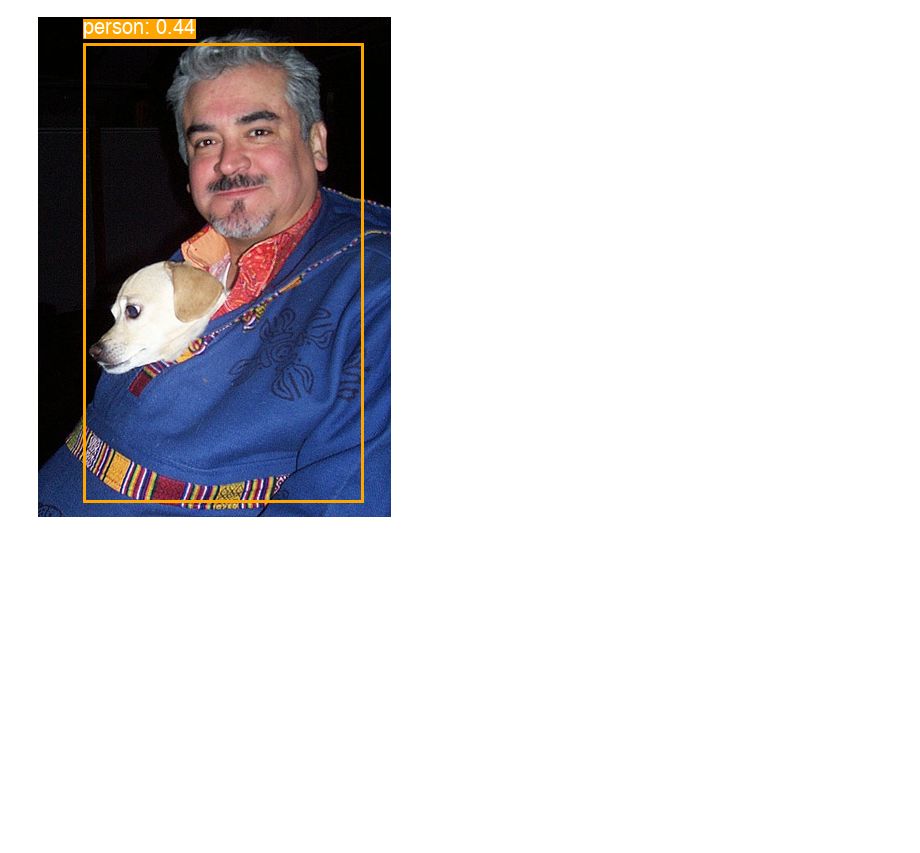
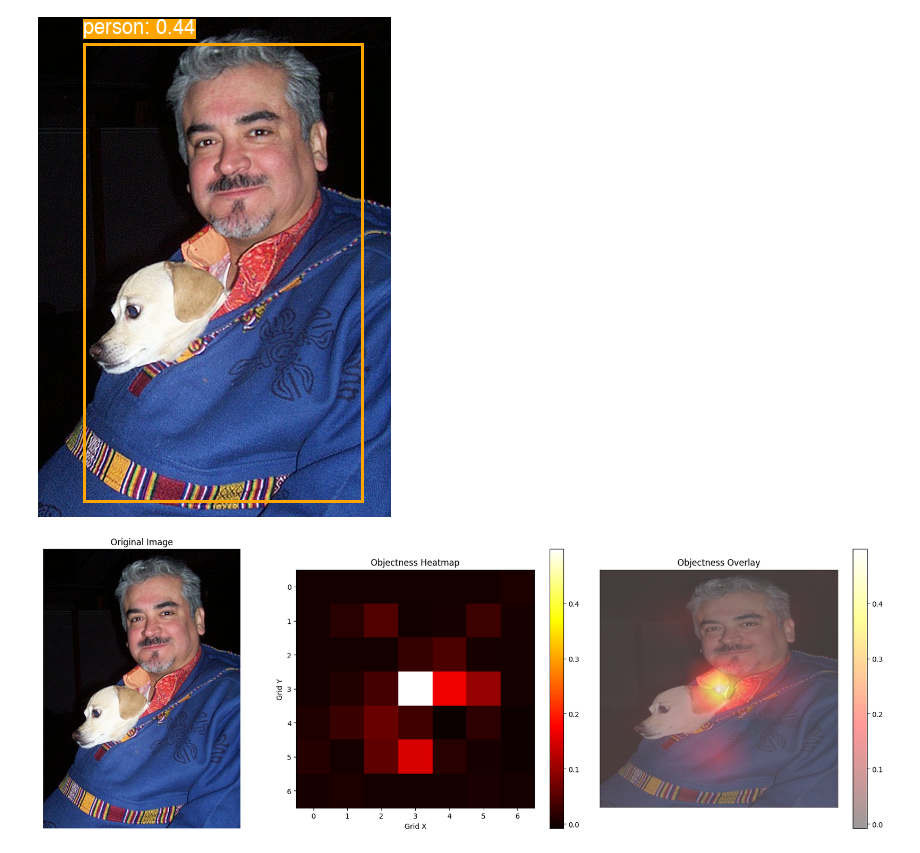
Before and after one commit to mattiaskvist/yolo-v1, a Jupyter notebook: notebooks/network_activations.ipynb, the cells around one changed output. Cells and saved outputs as stored; diff of their text form; code cells hidden in the pictures; blank space fills up the shorter version.

Commit message:
feat: add objectness grid visualizations

```diff
--- a/notebooks/network_activations.ipynb
+++ b/notebooks/network_activations.ipynb
@@ -103,3 +105,16 @@ img_with_boxes = draw_predictions(image=image, detections=detections, class_name
 img_with_boxes
 # %% [output]
 [figure]
+# %%
+from yolo.utils.visualization import visualize_objectness_grid
+
+# visualize objectness grid
+image_tensor = inference._preprocess_image(inference._load_image(image_path))
+with torch.no_grad():
+    predictions = inference.model(image_tensor)
+_ = visualize_objectness_grid(
+    image=image,
+    predictions=predictions,
+)
+# %% [output]
+[figure, added]
```
Also changed, not shown: parts of 2 cells of this notebook.
